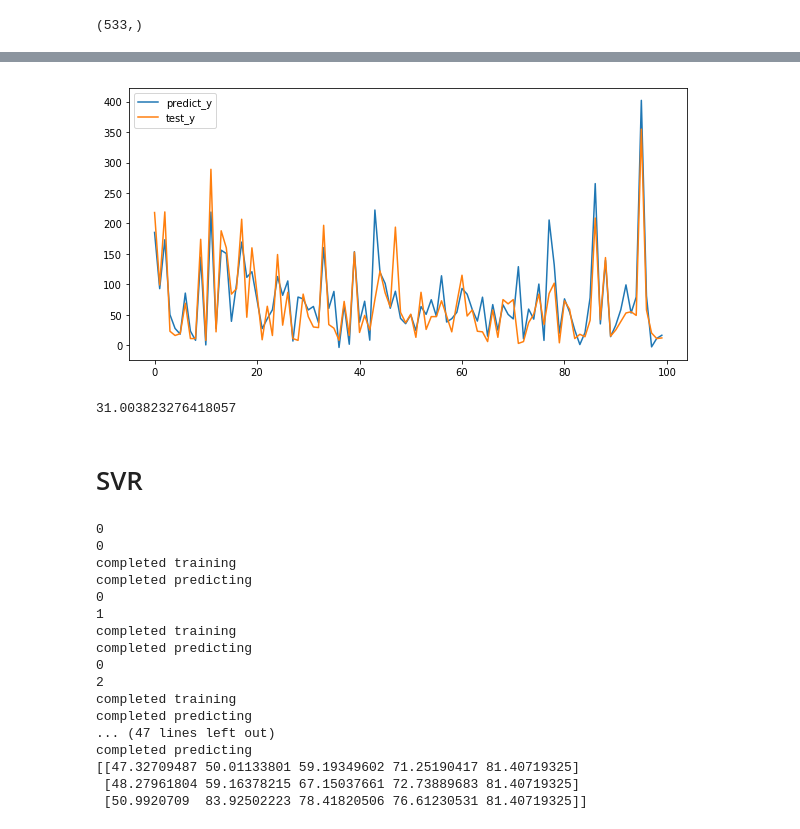
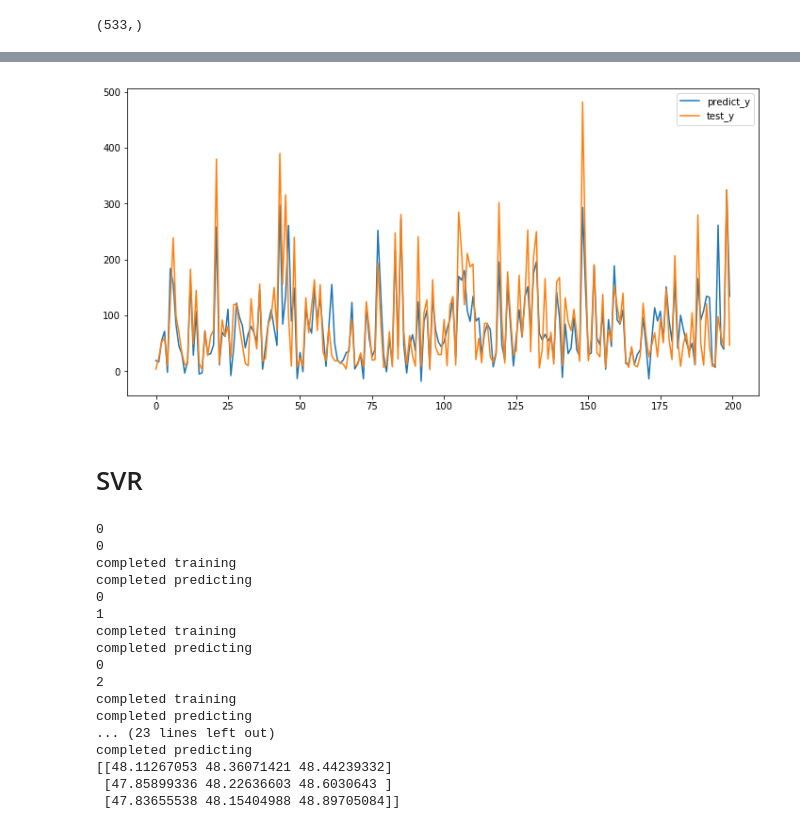
Before and after one commit to wukunkunhaha/Air-Quality, a Jupyter notebook: 大喵喵.ipynb, the cells around one changed output, grey strips where cells are left out. Cells and saved outputs as stored; diff of their text form; code cells hidden in the pictures.

```diff
--- a/大喵喵.ipynb
+++ b/大喵喵.ipynb
@@ -2,7 +2,7 @@
 import pandas as pd
 import numpy as np
 import matplotlib.pyplot as plt
-plt.rcParams['figure.figsize'] = [10, 5]
+plt.rcParams['figure.figsize'] = [12, 6]
 from sklearn.metrics import mean_squared_error
 import math
 from sklearn.model_selection import train_test_split
@@ -166,7 +163,7 @@ array([  0,   1,   2,   3,   4,   5,   6,   7,   8,   9,  10,  11,  12,
 # %%
-plt.plot(np.arange(len(y_predict[:100])), y_predict[:100], label = "predict_y")
-plt.plot(np.arange(len(y_predict[:100])), test_y[:100], label = "test_y")
+plt.plot(np.arange(len(y_predict[:200])), y_predict[:200], label = "predict_y")
+plt.plot(np.arange(len(y_predict[:200])), test_y[:200], label = "test_y")
 plt.legend()
 plt.show()
 # %% [output]
-[figure, old version]
+[figure, new version]
@@ -175,8 +170,3 @@ m = mean_squared_error(y_predict, test_y)
-# %%
-RMSE = math.sqrt(m)
-RMSE
-# %% [output]
-31.003823276418057
 # %% [markdown]
 # SVR
 # %%
@@ -189,8 +179,8 @@ from sklearn import svm
 
 # Grid search
 rmse_list = []
-C_list = [1e3, 1e4, 1e5]
-gamma_list = np.logspace( -6, -2, 5)
+C_list = [1e3, 2e3, 3e3]
+gamma_list = [1e-6, 2e-6, 3e-6]
 rmse_matrix = np.zeros((len(C_list), len(gamma_list)))
 for i in range(1):
     train, test = train_test_split(values, test_size=0.2)
@@ -224,11 +214,11 @@ completed predicting
 2
 completed training
 completed predicting
-... (47 lines left out)
+... (23 lines left out)
 completed predicting
-[[47.32709487 50.01133801 59.19349602 71.25190417 81.40719325]
- [48.27961804 59.16378215 67.15037661 72.73889683 81.40719325]
- [50.9920709  83.92502223 78.41820506 76.61230531 81.40719325]]
+[[48.11267053 48.36071421 48.44239332]
+ [47.85899336 48.22636603 48.6030643 ]
+ [47.83655538 48.15404988 48.89705084]]
 # %%
 seaborn.heatmap(rmse_matrix)
 # %% [output]
```
Also changed, not shown: parts of 30 cells of this notebook.
